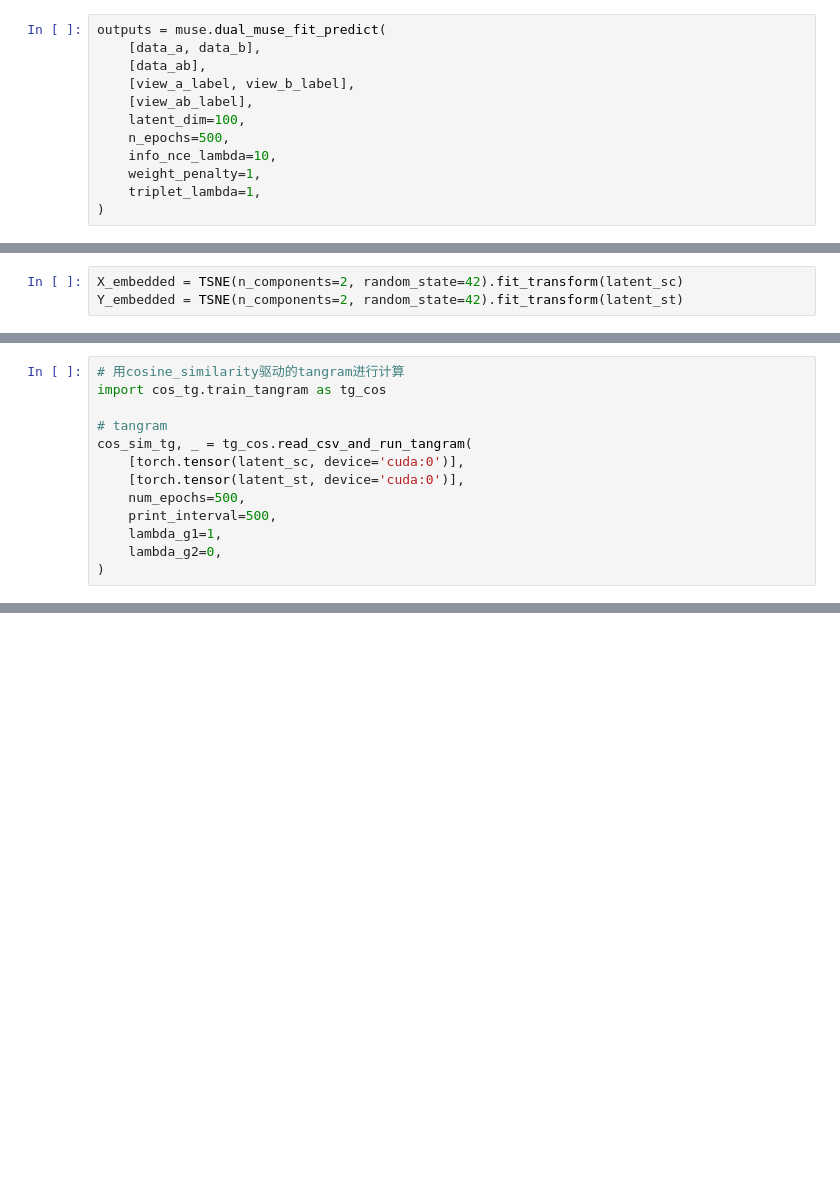
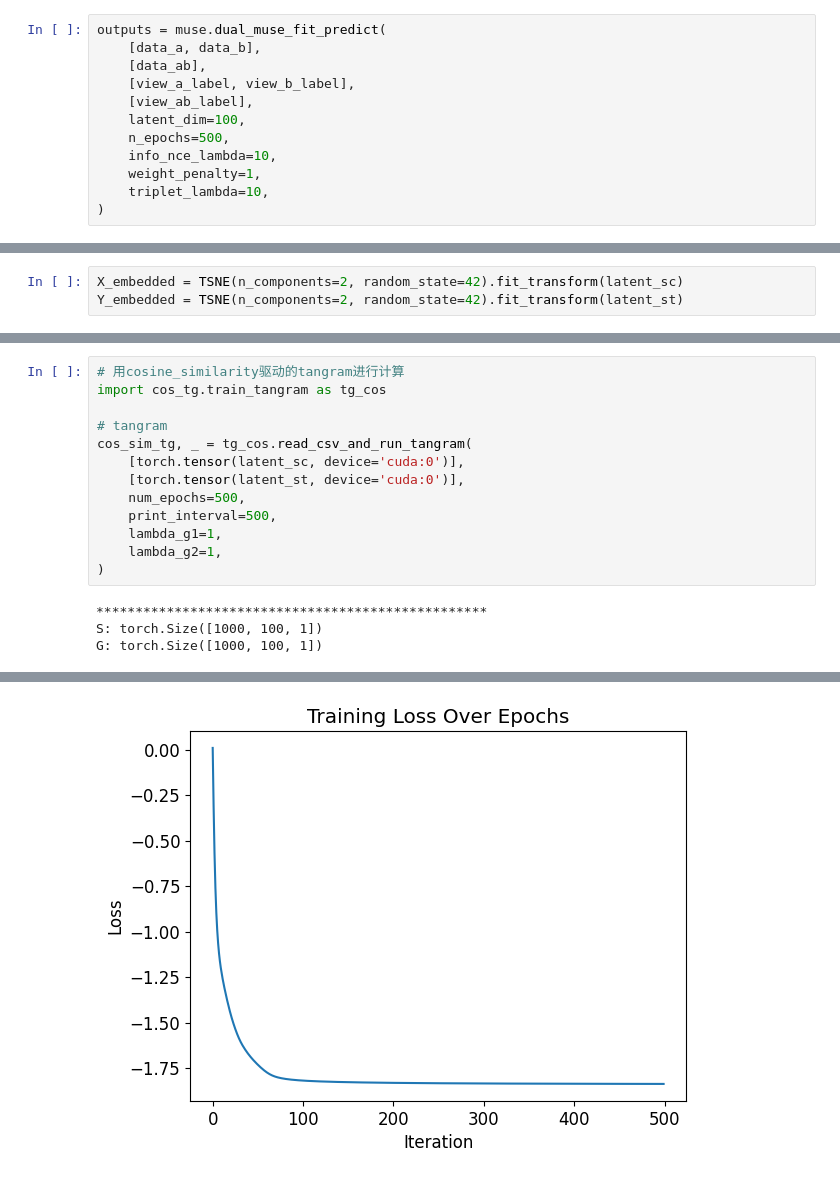
Before and after one commit to darkwilldie/MUSE, a Jupyter notebook: MUSE_demo/MUSE_demo.ipynb, the cells around one changed output, grey strips where cells are left out. Drawn from its saved outputs; the diff is of its cells as text; blank space fills up the shorter version.

```diff
--- a/MUSE_demo/MUSE_demo.ipynb
+++ b/MUSE_demo/MUSE_demo.ipynb
@@ -130,5 +169,5 @@ outputs = muse.dual_muse_fit_predict(
     n_epochs=500,
     info_nce_lambda=10,
     weight_penalty=1,
-    triplet_lambda=1,
+    triplet_lambda=10,
 )
@@ -337,5 +450,9 @@ cos_sim_tg, _ = tg_cos.read_csv_and_run_tangram(
     num_epochs=500,
     print_interval=500,
     lambda_g1=1,
-    lambda_g2=0,
+    lambda_g2=1,
 )
+# %% [output]
+**************************************************
+S: torch.Size([1000, 100, 1])
+G: torch.Size([1000, 100, 1])
@@ -342,3 +473,4 @@ cos_sim_tg, _ = tg_cos.read_csv_and_run_tangram(
+[figure, added]
 # %%
 # 计算cosine_similarity
 from sklearn.metrics.pairwise import cosine_similarity
```
Also changed, not shown: parts of 18 cells of this notebook, 4 other files.
